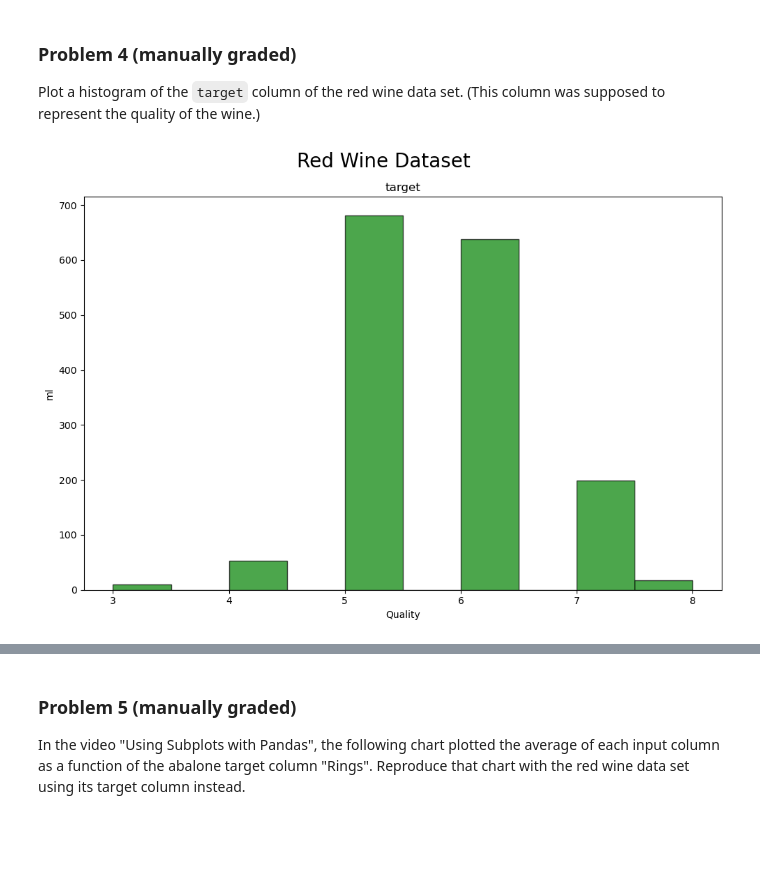
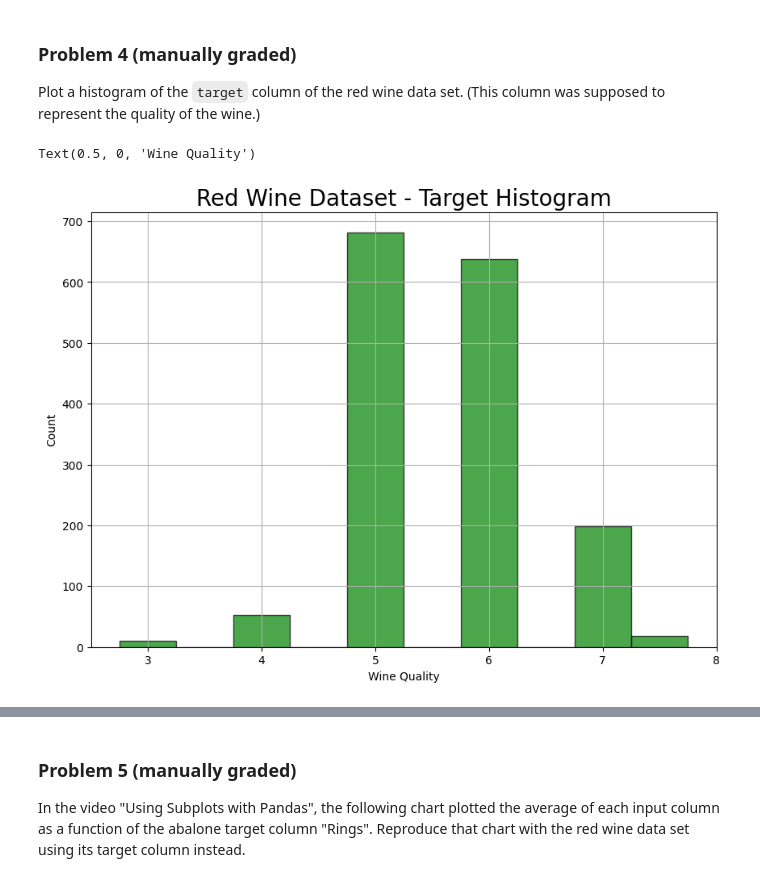
Before and after one commit to Quantum-Cosmic/dx602-homework-10, a Jupyter notebook: homework.ipynb, the cells around one changed output, grey strips where cells are left out. Saved outputs shown, nothing was run; the diff lists cells and outputs as text; code cells hidden in the pictures; blank space fills up the shorter version.

```diff
--- a/homework.ipynb
+++ b/homework.ipynb
@@ -113,19 +116,21 @@ Plot a histogram of the `target` column of the red wine data set.
 # %%
 # YOUR CHANGES HERE
 
 red_wine.hist("target",
               figsize=(10, 7),
-             bins=10,
-             alpha=0.7,
-             color='green',
-             edgecolor='black',
-             grid=False)
-plt.suptitle('Red Wine Dataset', fontsize=20)
-plt.ylabel("ml")
-plt.xlabel("Quality")
-plt.tight_layout()
+              alpha=0.7,
+              color='green',
+              edgecolor='black',
+              grid=True,
+              align="left")
+plt.title('Red Wine Dataset - Target Histogram', fontsize=20)
+plt.ylabel("Count")
+plt.xlabel("Wine Quality")
+
+#plt.tight_layout()
 # %% [output]
+Text(0.5, 0, 'Wine Quality')
-[figure, old version]
+[figure, new version]
 # %% [markdown]
 <div style="page-break-after: always;"></div>
 # %% [markdown]
```
Also changed, not shown: parts of 20 cells of this notebook, 2 other files.
